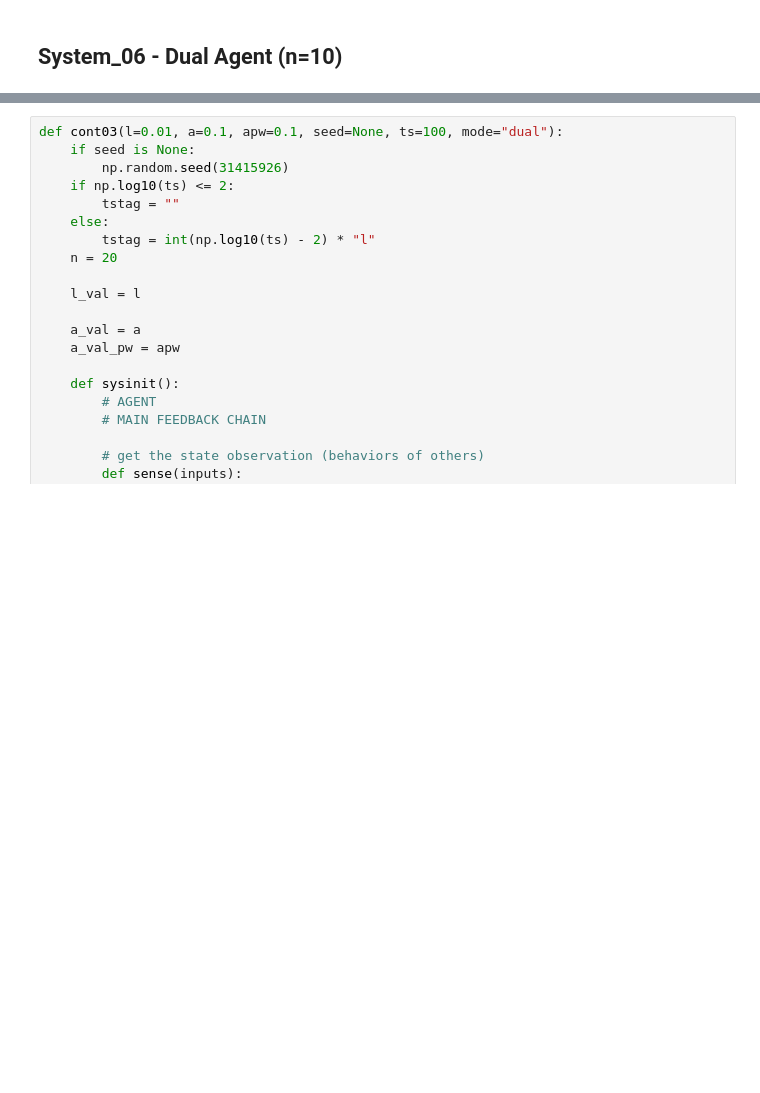
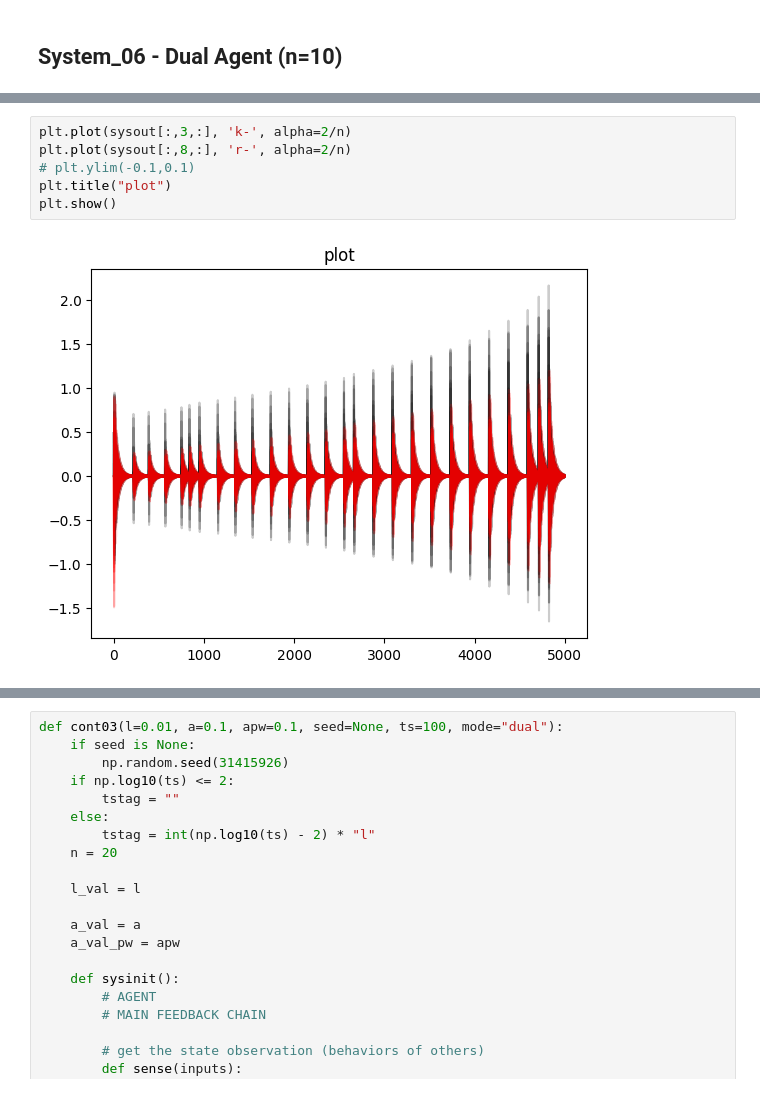
Before and after one commit to jprod/Control, a Jupyter notebook: for_paper_refactor.ipynb, the cells around one changed output, grey strips where cells are left out. Drawn from its saved outputs; the diff is of its cells as text; blank space fills up the shorter version.

```diff
--- a/for_paper_refactor.ipynb
+++ b/for_paper_refactor.ipynb
@@ -647,0 +672,8 @@ input chan idxs: []
+# %%
+plt.plot(sysout[:,3,:], 'k-', alpha=2/n)
+plt.plot(sysout[:,8,:], 'r-', alpha=2/n)
+# plt.ylim(-0.1,0.1)
+plt.title("plot")
+plt.show()
+# %% [output]
+[figure, added]
```
Also changed, not shown: parts of 19 cells of this notebook.
